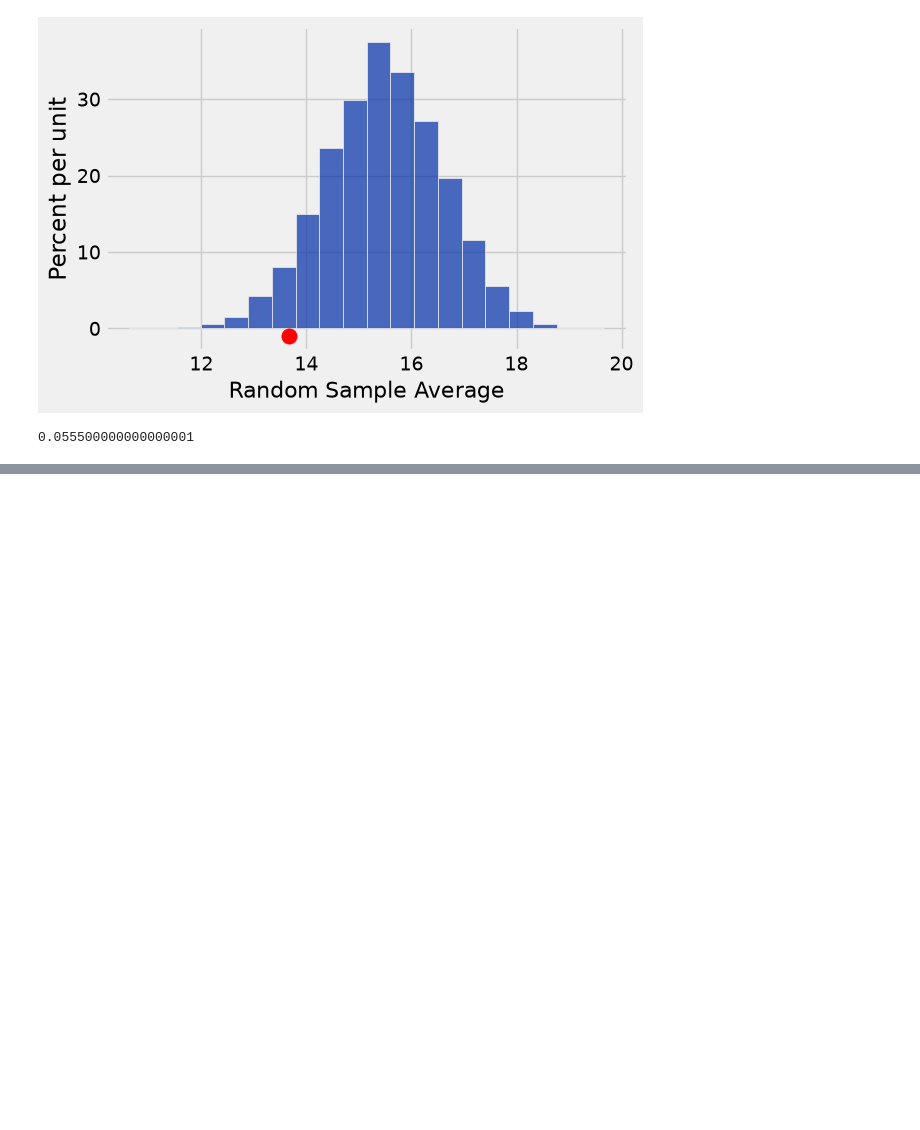
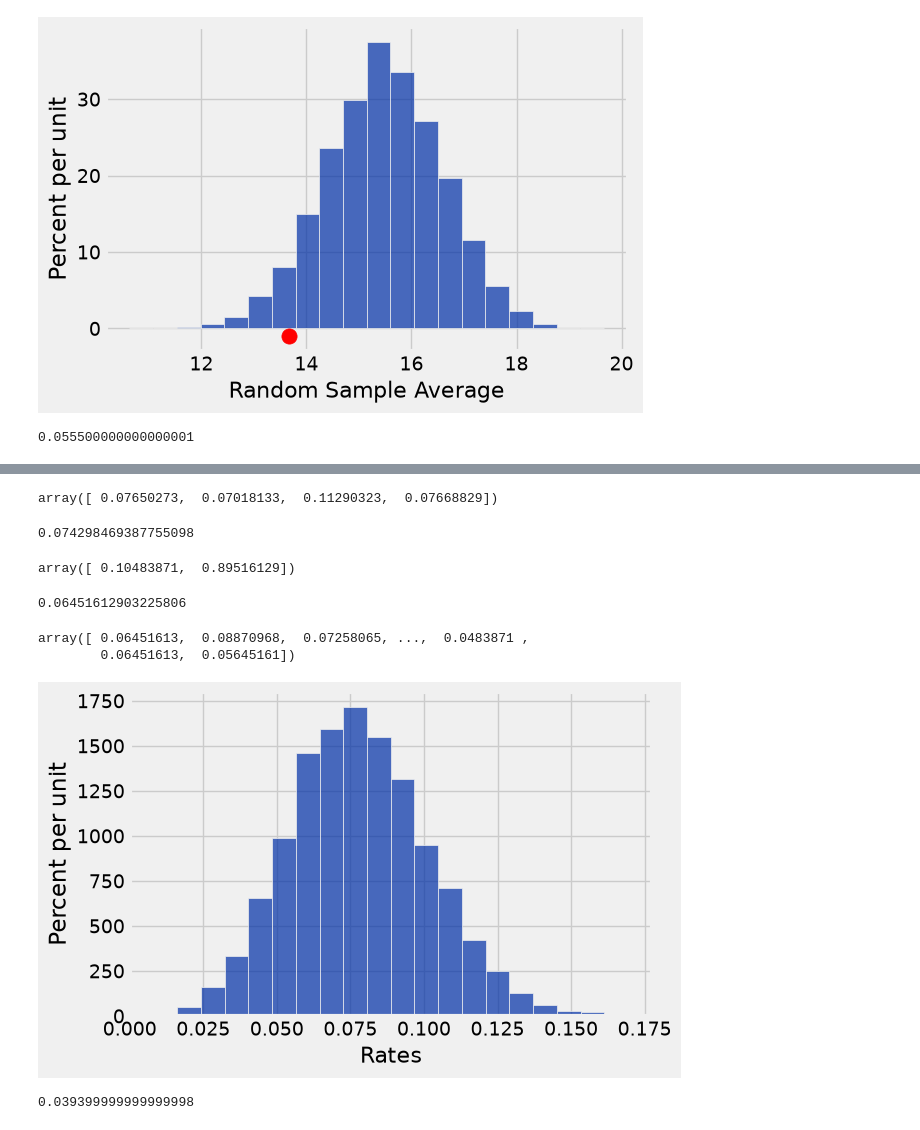
Before and after one commit to lawtonsclass/f26-code-from-class, a Jupyter notebook: data8/ch11.ipynb, the cells around one changed output, grey strips where cells are left out. Drawn from its saved outputs; the diff is of its cells as text; code cells hidden in the pictures; blank space fills up the shorter version.

```diff
--- a/data8/ch11.ipynb
+++ b/data8/ch11.ipynb
@@ -395,0 +458,40 @@ np.count_nonzero(sample_averages <= section_3_average) / simulations
+# %%
+diet2 = diet.pivot('Cancer', 'Diet')
+diet2.column('Yes') / (diet2.column('Yes') + diet2.column('No'))
+# %% [output]
+array([ 0.07650273,  0.07018133,  0.11290323,  0.07668829])
+# %%
+sum(diet2.column('Yes')) / diet.num_rows
+# %% [output]
+0.074298469387755098
+# %%
+sample_proportion = sum(diet2.column('Yes')) / diet.num_rows
+# %%
+sample_proportions(110 + 14, make_array(sample_proportion, 1 - sample_proportion))
+# %% [output]
+array([ 0.10483871,  0.89516129])
+# %%
+def one_simulated_rate():
+    return sample_proportions(110 + 14, make_array(sample_proportion, 1 - sample_proportion)).item(0)
+# %%
+one_simulated_rate()
+# %% [output]
+0.06451612903225806
+# %%
+simulations = 10000
+simulated_rates = make_array()
+for i in np.arange(simulations):
+    simulated_rates = np.append(simulated_rates, one_simulated_rate())
+# %%
+simulated_rates
+# %% [output]
+array([ 0.06451613,  0.08870968,  0.07258065, ...,  0.0483871 ,
+        0.06451613,  0.05645161])
+# %%
+Table().with_column('Rates', simulated_rates).hist(0, bins=20)
+# %% [output]
+[figure, added]
+# %%
+np.count_nonzero(simulated_rates >= 0.11290323) / len(simulated_rates)
+# %% [output]
+0.039399999999999998
```
Also changed, not shown: parts of 19 cells of this notebook.
